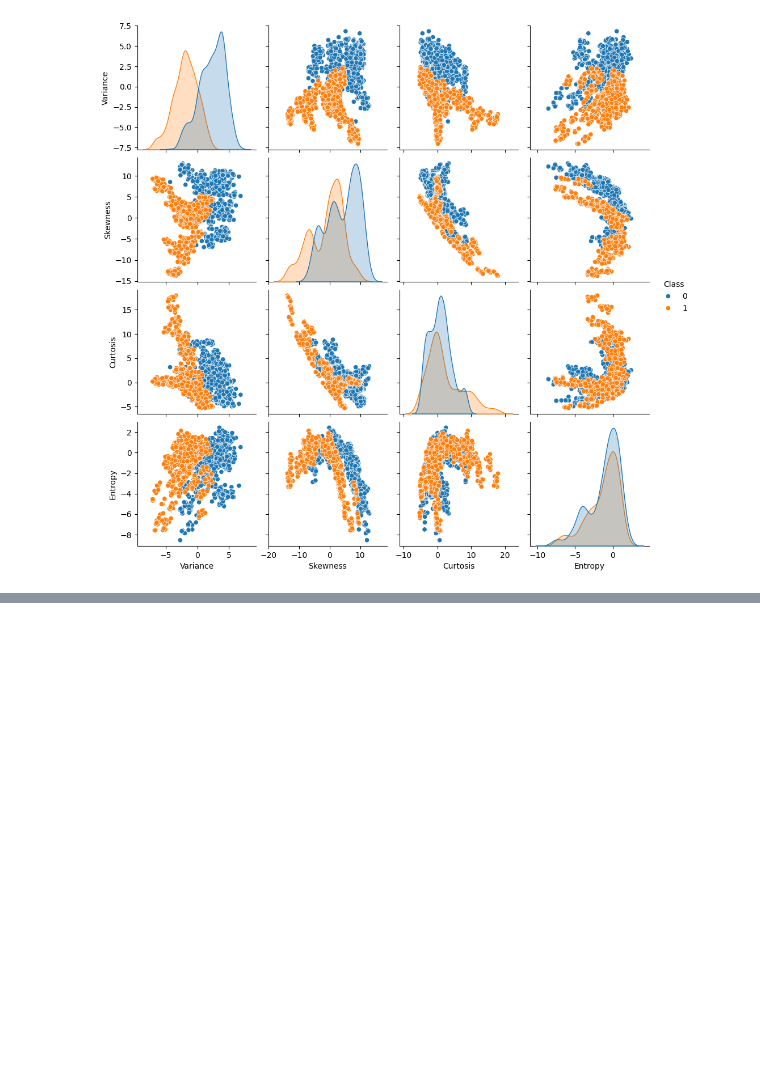
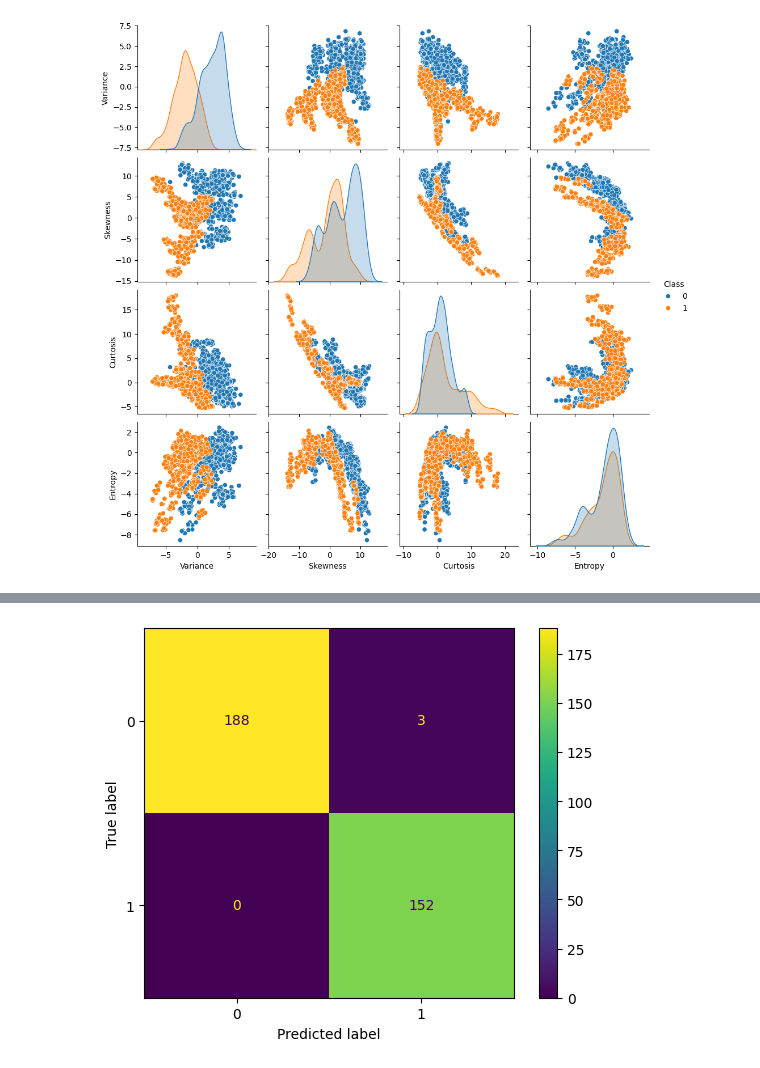
Before and after one commit to AdityaThakare72/Ajeenkya_DYP_Jan2026, a Jupyter notebook: Day9/Random_Forest_Jan19.ipynb, the cells around one changed output, grey strips where cells are left out. Saved outputs shown, nothing was run; the diff lists cells and outputs as text; code cells hidden in the pictures; blank space fills up the shorter version.

```diff
--- a/Day9/Random_Forest_Jan19.ipynb
+++ b/Day9/Random_Forest_Jan19.ipynb
@@ -38,0 +58,6 @@ sns.pairplot(df, hue='Class');
+# %%
+x = df.drop('Class', axis=1)
+y = df['Class']
+# %%
+from sklearn.model_selection import train_test_split
+x_train, x_test, y_train, y_test = train_test_split(x, y, test_size=0.25, stratify=y, random_state=0)
@@ -38,0 +79,2 @@ sns.pairplot(df, hue='Class');
+# %%
+y_pred = rf.predict(x_test)
@@ -38,0 +83,4 @@ sns.pairplot(df, hue='Class');
+# %%
+CM = ConfusionMatrixDisplay.from_predictions(y_test, y_pred);
+# %% [output]
+[figure, added]
```
Also changed, not shown: parts of 17 cells of this notebook, 1 other file.
